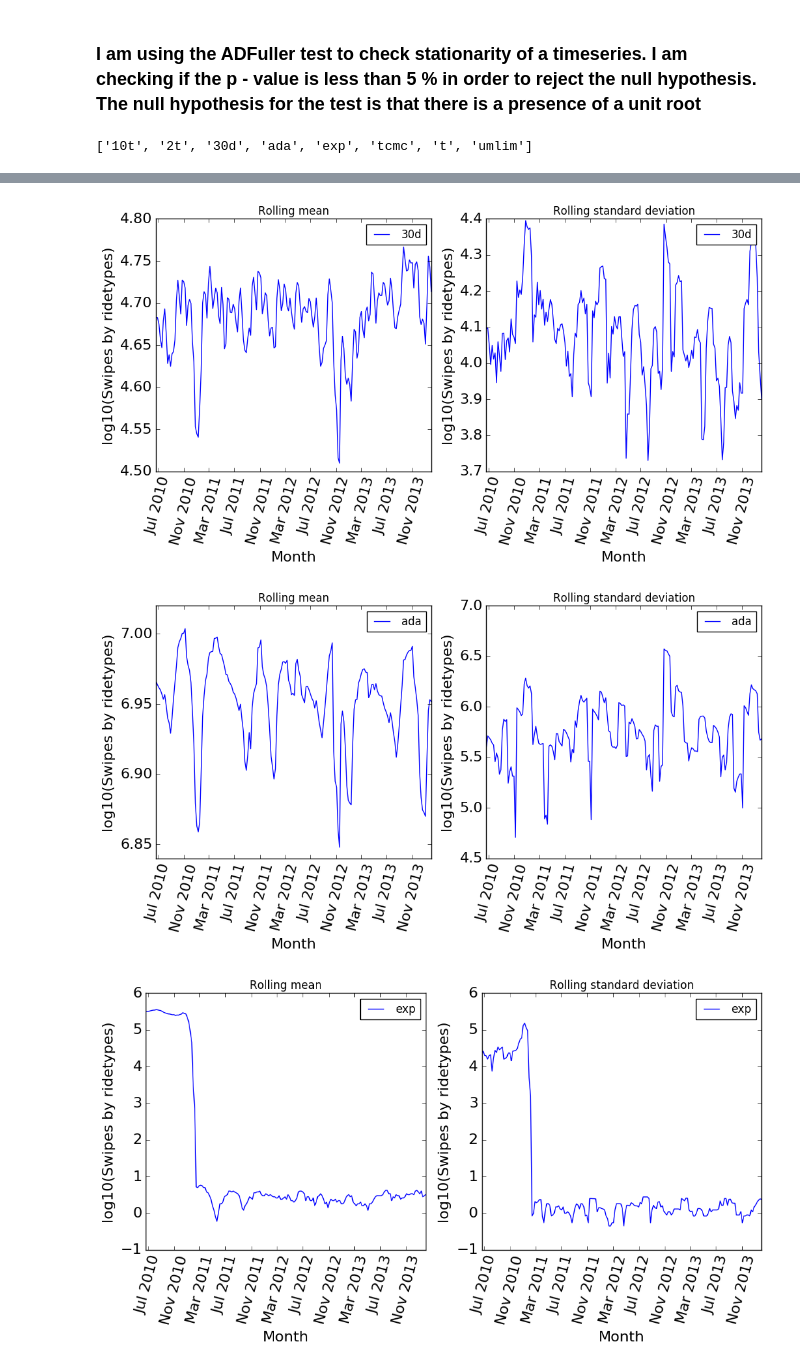
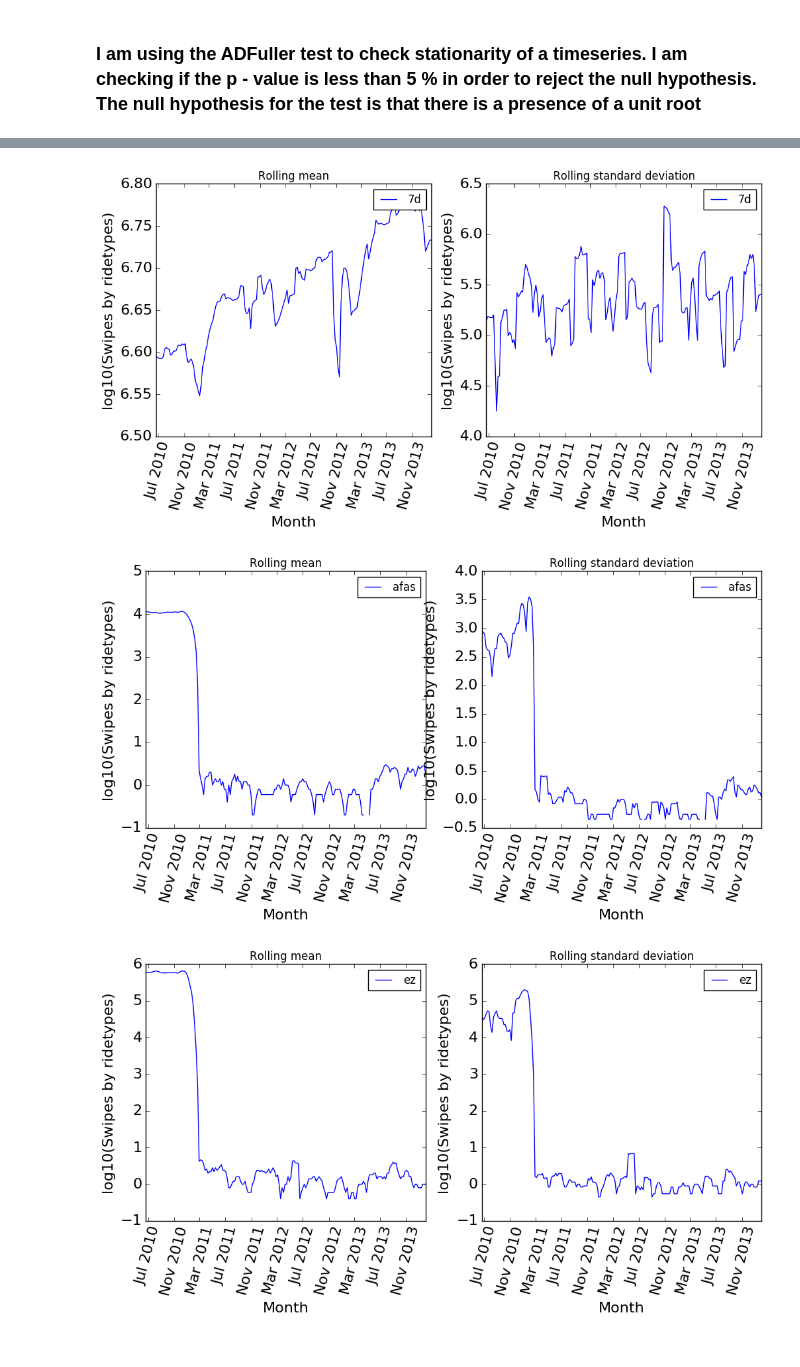
Before and after one commit to aaron-15/PUI2016_ajd629, a Jupyter notebook: HW9_ajd629/HW9_1_ajd629.ipynb, the cells around one changed output, grey strips where cells are left out. Saved outputs shown, nothing was run; the diff lists cells and outputs as text; code cells hidden in the pictures.

```diff
--- a/HW9_ajd629/HW9_1_ajd629.ipynb
+++ b/HW9_ajd629/HW9_1_ajd629.ipynb
@@ -141,24 +143,22 @@ swipes_by_ridetype_pd.head()
 # %%
 #Creating list of stationary time series
 ridetype_stationary = []
+ridetype_non_stationary = []
 for i in range(len(ridetype)):
     if sm.tsa.adfuller(swipes_by_ridetype_pd.iloc[i])[1] < 0.05:
         ridetype_stationary.append(ridetype[i])
+    else:
+        ridetype_non_stationary.append(ridetype[i])
 # %% [markdown]
 ### I am using the ADFuller test to check stationarity of a timeseries. I am checking if the p - value is less than 5 % in order to reject the null hypothesis. The null hypothesis for the test is that there is a presence of a unit root
-# %%
-#List of stationary timeseries
-ridetype_stationary
-# %% [output]
-['10t', '2t', '30d', 'ada', 'exp', 'tcmc', 't', 'umlim']
 # %%
-#Plotting rolling mean and rolling variance for stationary timeseries
-for i in range(len(ridetype_stationary)):
+#Plotting rolling mean and rolling variance for non stationary timeseries
+for i in range(len(ridetype_non_stationary)):
     fig = plt.figure(figsize = (12,5))
     ax1, ax2 = fig.add_subplot(121), fig.add_subplot(122)
 
-    ax1.plot(date , log10((pd.rolling_mean(swipes_by_ridetype_pd.T , 5)[ridetype_stationary[i]])),\
-            label = ridetype_stationary[i])
+    ax1.plot(date , log10((pd.rolling_mean(swipes_by_ridetype_pd.T , 5)[ridetype_non_stationary[i]])),\
+            label = ridetype_non_stationary[i])
     plt.sca(ax1)
     plt.xticks(rotation=75, fontsize=16)
     plt.yticks(fontsize=16)
@@ -166,8 +166,8 @@ for i in range(len(ridetype_stationary)):
     plt.ylabel('log10(Swipes by ridetypes)', fontsize=16)
     ax1.legend()
 
-    ax2.plot(date, log10((pd.rolling_std(swipes_by_ridetype_pd.T, 5)[ridetype_stationary[i]])), \
-            label = ridetype_stationary[i])
+    ax2.plot(date, log10((pd.rolling_std(swipes_by_ridetype_pd.T, 5)[ridetype_non_stationary[i]])), \
+            label = ridetype_non_stationary[i])
     plt.sca(ax2)
     plt.xticks(rotation=75, fontsize=16)
     plt.yticks(fontsize=16)
@@ -183,3 +183,3 @@ for i in range(len(ridetype_stationary)):
-[figure, old version]
+[figure, new version]
-[figure, old version]
+[figure, new version]
-[figure, old version]
+[figure, new version]
```
Also changed, not shown: parts of 9 cells of this notebook.
